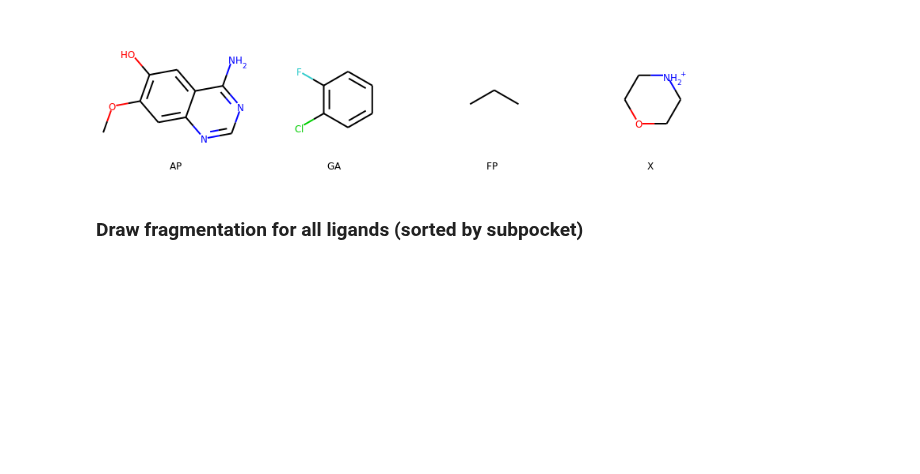
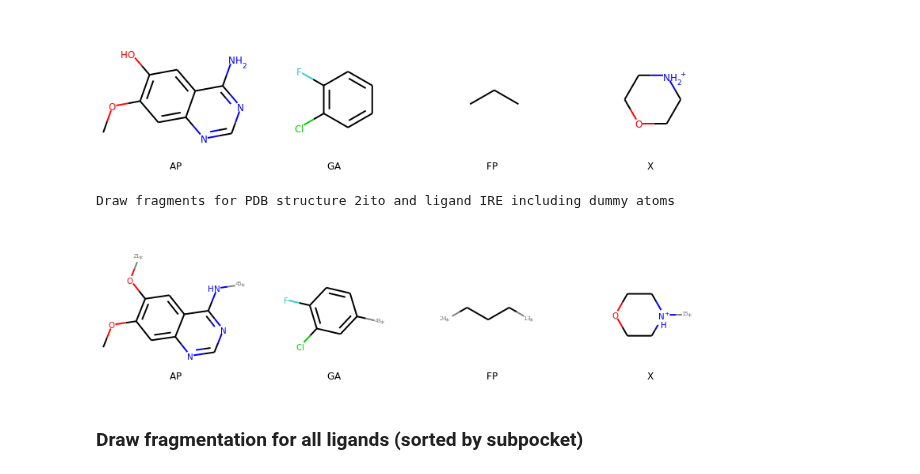
Before and after one commit to volkamerlab/KinFragLib, a Jupyter notebook: notebooks/1_1_quick_start.ipynb, the cells around one changed output. Cells and saved outputs as stored; diff of their text form; code cells hidden in the pictures; blank space fills up the shorter version.

Commit message:
(utils) Add include_dummy to draw_fragmented_ligand() + example in 1_1

```diff
--- a/notebooks/1_1_quick_start.ipynb
+++ b/notebooks/1_1_quick_start.ipynb
@@ -156,6 +156,12 @@ draw_fragmented_ligand(fragment_library, complex_pdb, ligand_pdb, mols_per_row=5
 # %% [output]
 Draw fragments for PDB structure 2ito and ligand IRE
 [figure]
+# %%
+print(f'Draw fragments for PDB structure {complex_pdb} and ligand {ligand_pdb} including dummy atoms')
+draw_fragmented_ligand(fragment_library, complex_pdb, ligand_pdb, mols_per_row=5, include_dummy=True)
+# %% [output]
+Draw fragments for PDB structure 2ito and ligand IRE including dummy atoms
+[figure, added]
 # %% [markdown]
 ### Draw fragmentation for all ligands (sorted by subpocket)
 # %%
```
Also changed, not shown: parts of 1 cell of this notebook, 1 other file.
